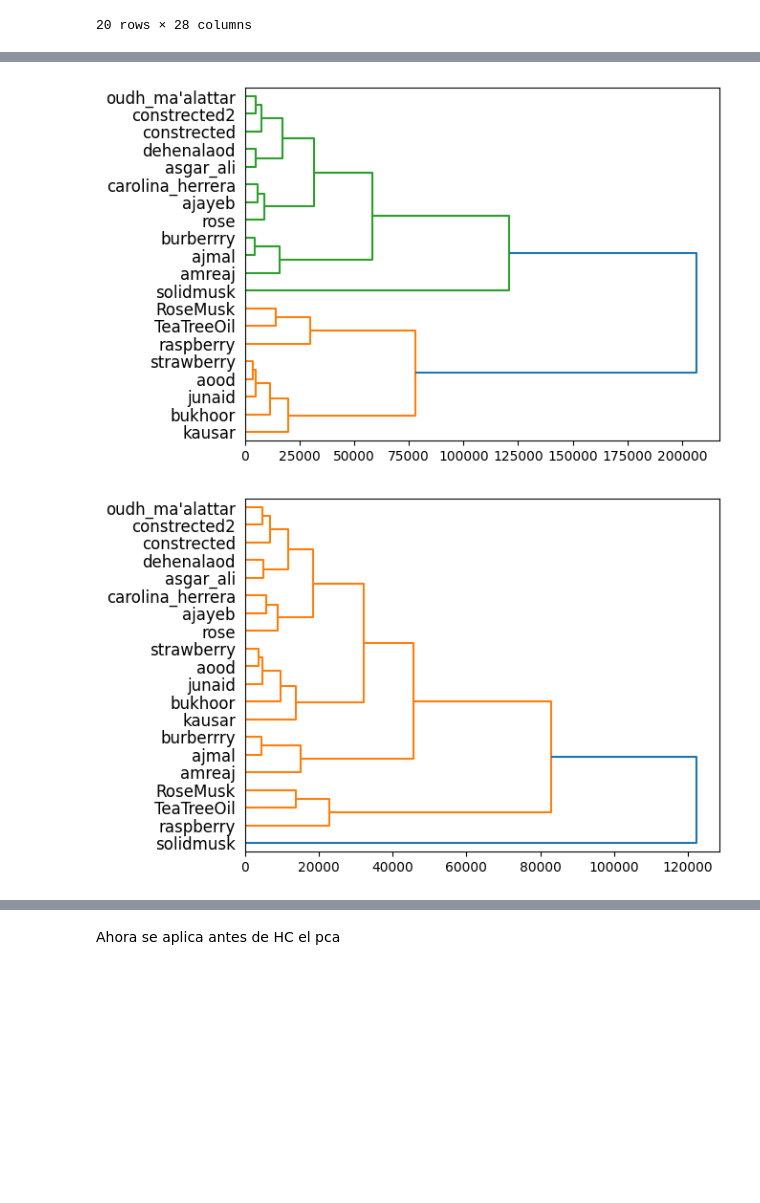
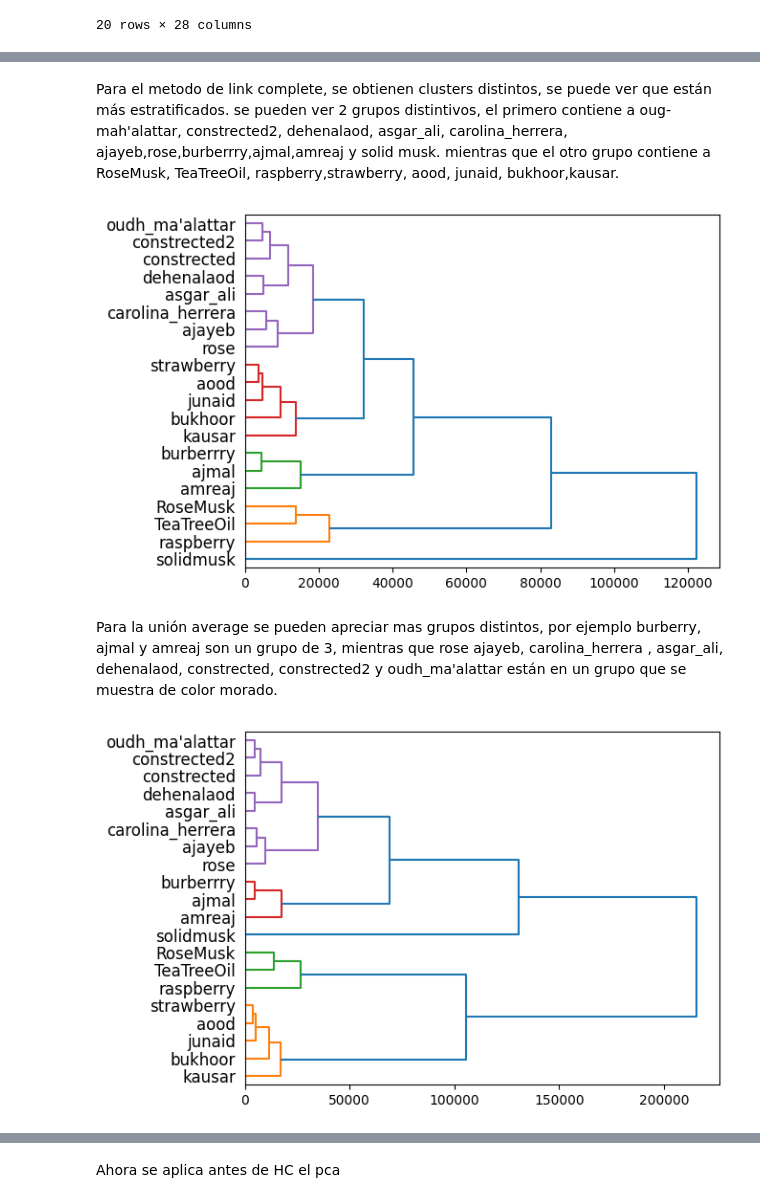
Before and after one commit to acmoral/ProyectoMineria, a Jupyter notebook: Talleres/Taller4/agrupacionMD.ipynb, the cells around one changed output, grey strips where cells are left out. Cells and saved outputs as stored; diff of their text form; code cells hidden in the pictures; blank space fills up the shorter version.

```diff
--- a/Talleres/Taller4/agrupacionMD.ipynb
+++ b/Talleres/Taller4/agrupacionMD.ipynb
@@ -433,10 +445,14 @@ dn = hierarchy.dendrogram(single_link_perfume,labels=perfume_df.index.to_list(),
+# %% [markdown]
+Para el metodo de link complete, se obtienen clusters distintos, se puede ver que están más estratificados. se pueden ver 2 grupos distintivos, el primero contiene a oug-mah'alattar, constrected2, dehenalaod, asgar_ali, carolina_herrera, ajayeb,rose,burberrry,ajmal,amreaj y solid musk. mientras que el otro grupo contiene a RoseMusk, TeaTreeOil, raspberry,strawberry, aood, junaid, bukhoor,kausar.
 # %%
-complete_link_perfume = hierarchy.complete(perfume_df.to_numpy())
-dn = hierarchy.dendrogram(complete_link_perfume,labels=perfume_df.index.to_list(),orientation='right')
+average_link_perfume = hierarchy.average(pdist(perfume_df.to_numpy()))
+dn = hierarchy.dendrogram(average_link_perfume,labels=perfume_df.index.to_list(),orientation='right',color_threshold=30000)
 # %% [output]
-[figure, old version]
+[figure, new version]
+# %% [markdown]
+Para la unión average se pueden apreciar mas grupos distintos, por ejemplo burberry, ajmal y amreaj son un grupo de 3, mientras que rose ajayeb, carolina_herrera , asgar_ali, dehenalaod, constrected, constrected2 y oudh_ma'alattar están en un grupo que se muestra de color morado.
 # %%
-average_link_perfume = hierarchy.average(perfume_df.to_numpy())
-dn = hierarchy.dendrogram(average_link_perfume,labels=perfume_df.index.to_list(),orientation='right')
+ward_link_perfume = hierarchy.ward(pdist(perfume_df.to_numpy()))
+dn = hierarchy.dendrogram(ward_link_perfume,labels=perfume_df.index.to_list(),orientation='right',color_threshold=60000)
 # %% [output]
-[figure, old version]
+[figure, new version]
```
Also changed, not shown: parts of 28 cells of this notebook.
